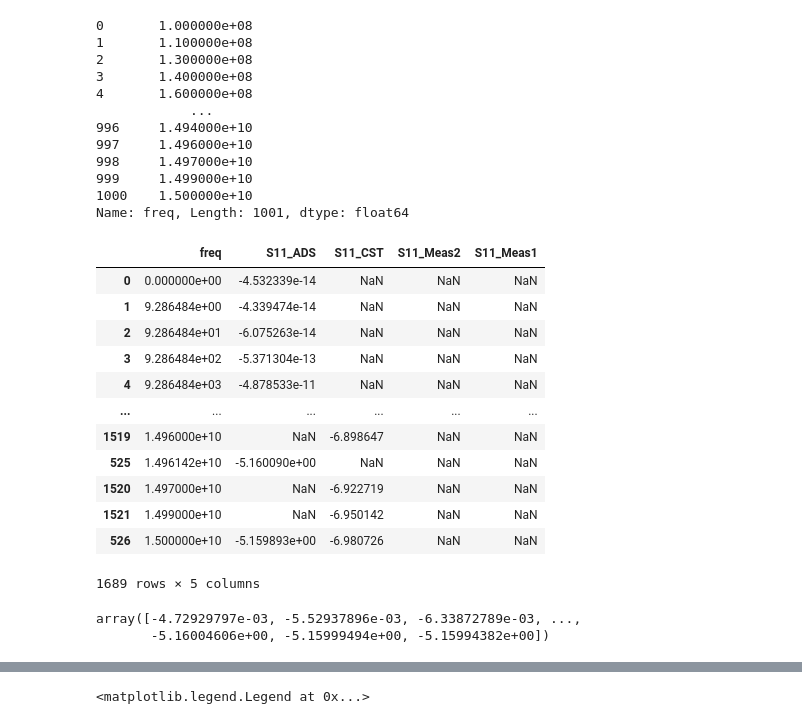
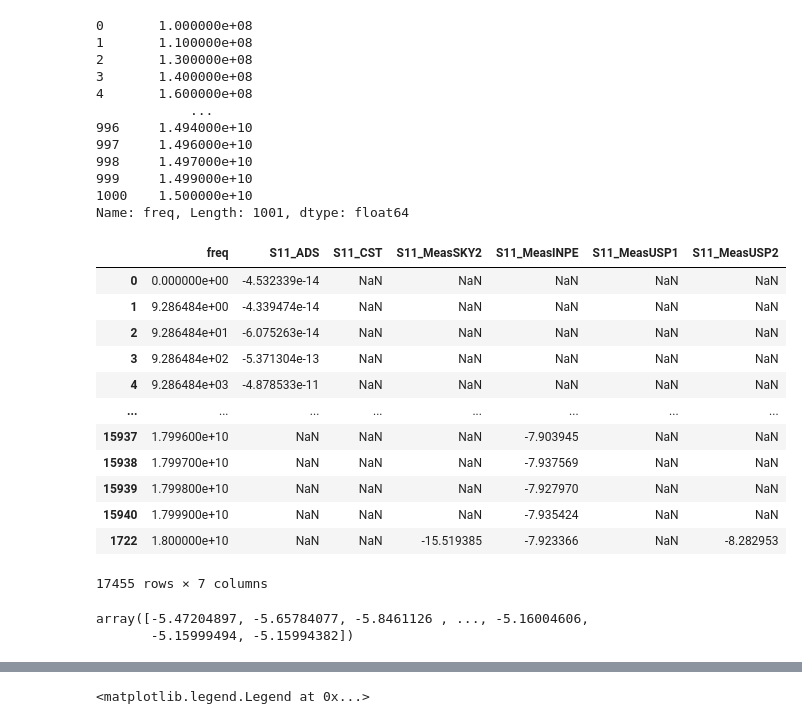
Before and after one commit to stefanorezende/S11_Analysis, a Jupyter notebook: 0_Koch_Bowtie_Simul_x_Medidas_plot.ipynb, the cells around one changed output, grey strips where cells are left out. Saved outputs shown, nothing was run; the diff lists cells and outputs as text; code cells hidden in the pictures.

```diff
--- a/Simul_x_Medidas_plot_v1.ipynb
+++ b/0_Koch_Bowtie_Simul_x_Medidas_plot.ipynb
@@ -33 +47,11 @@ S11_Meas2    float64
 dtype: object
+# %%
+df_medida3 = pd.read_excel('Simul X Medidas\Koch_Bowtie\Koch_Bowtie.xlsx', 'Koch_Bowtie_1_Medida_USP', decimal=',')
+df_medida3.dtypes
+df_medida3.rename(columns = {'Hz': 'freq', 'S':'S11_MeasUSP1'}, inplace = True)
+df_medida3 = df_medida3.drop(['R'], axis= 1)
+
+df_medida3['freq'] = df_medida3['freq'].astype(float)
+
+
+df_medida3.dtypes
@@ -33,0 +62,10 @@ dtype: object
+# %%
+df_medida4 = pd.read_excel('Simul X Medidas\Koch_Bowtie\Koch_Bowtie.xlsx', 'Koch_Bowtie_2_Medida_USP', decimal=',')
+df_medida4.dtypes
+df_medida4.rename(columns = {'Hz': 'freq', 'S':'S11_MeasUSP2'}, inplace = True)
+df_medida4 = df_medida4.drop(['R'], axis= 1)
+
+df_medida4['freq'] = df_medida4['freq'].astype(float)
+
+
+df_medida4.dtypes
@@ -34,5 +76,5 @@ dtype: object
 # %%
-df_ads = pd.read_excel('Simul X Medidas\Koch_Bowtie.xlsx', 'Koch_Bowtie_ADS', decimal=',')
+df_ads = pd.read_excel('Simul X Medidas\Koch_Bowtie\Koch_Bowtie.xlsx', 'Koch_Bowtie_ADS', decimal=',')
 df_ads.dtypes
 df_ads.rename(columns = {'Frequency / GHz':'freq', 'dB(S11_fitted)':'S11_ADS'}, inplace = True)
 
@@ -44,7 +86,7 @@ freq       float64
 S11_ADS    float64
 dtype: object
 # %%
-df_cst = pd.read_excel('Simul X Medidas\Koch_Bowtie.xlsx', 'S11 - Koch_simetric_CST', decimal=',')
+df_cst = pd.read_excel('Simul X Medidas\Koch_Bowtie\Koch_Bowtie.xlsx', 'S11 - Koch_simetric_CST', decimal=',')
 df_cst.dtypes
 df_cst.rename(columns = {'Frequency / GHz':'freq', 'S1,1/abs,dB':'S11_CST'}, inplace = True)
 
@@ -67,30 +109,32 @@ Name: freq, Length: 1001, dtype: float64
 # %%
 # df = pd.merge_ordered(df_cst, df_ads, on='freq')
 
 df1 = df_ads.merge(df_cst, how= 'outer', on='freq')
 df2 = df_medida2.merge(df_medida1, how= 'outer', on='freq')
+df3 = df_medida3.merge(df_medida4, how= 'outer', on='freq')
 df = df1.merge(df2, how= 'outer', on='freq')
+df = df.merge(df3, how= 'outer', on='freq')
 df.sort_values(by='freq', inplace=True)
 
-df= df.loc[df['freq']<=15e9]
+# df= df.loc[df['freq']<=15e9]
 
 df
 # %% [output]
-|  | freq | S11_ADS | S11_CST | S11_Meas2 | S11_Meas1 |
-| 0 | 0.000000e+00 | -4.532339e-14 | NaN | NaN | NaN |
-| 1 | 9.286484e+00 | -4.339474e-14 | NaN | NaN | NaN |
-| 2 | 9.286484e+01 | -6.075263e-14 | NaN | NaN | NaN |
-| 3 | 9.286484e+02 | -5.371304e-13 | NaN | NaN | NaN |
-| 4 | 9.286484e+03 | -4.878533e-11 | NaN | NaN | NaN |
-| ... | ... | ... | ... | ... | ... |
-| 1519 | 1.496000e+10 | NaN | -6.898647 | NaN | NaN |
-| 525 | 1.496142e+10 | -5.160090e+00 | NaN | NaN | NaN |
-| 1520 | 1.497000e+10 | NaN | -6.922719 | NaN | NaN |
-| 1521 | 1.499000e+10 | NaN | -6.950142 | NaN | NaN |
-| 526 | 1.500000e+10 | -5.159893e+00 | -6.980726 | NaN | NaN |
+|  | freq | S11_ADS | S11_CST | S11_MeasSKY2 | S11_MeasINPE | S11_MeasUSP1 | S11_MeasUSP2 |
+| 0 | 0.000000e+00 | -4.532339e-14 | NaN | NaN | NaN | NaN | NaN |
+| 1 | 9.286484e+00 | -4.339474e-14 | NaN | NaN | NaN | NaN | NaN |
+| 2 | 9.286484e+01 | -6.075263e-14 | NaN | NaN | NaN | NaN | NaN |
+| 3 | 9.286484e+02 | -5.371304e-13 | NaN | NaN | NaN | NaN | NaN |
+| 4 | 9.286484e+03 | -4.878533e-11 | NaN | NaN | NaN | NaN | NaN |
+| ... | ... | ... | ... | ... | ... | ... | ... |
+| 15937 | 1.799600e+10 | NaN | NaN | NaN | -7.903945 | NaN | NaN |
+| 15938 | 1.799700e+10 | NaN | NaN | NaN | -7.937569 | NaN | NaN |
+| 15939 | 1.799800e+10 | NaN | NaN | NaN | -7.927970 | NaN | NaN |
+| 15940 | 1.799900e+10 | NaN | NaN | NaN | -7.935424 | NaN | NaN |
+| 1722 | 1.800000e+10 | NaN | NaN | -15.519385 | -7.923366 | NaN | -8.282953 |
-1689 rows × 5 columns
+17455 rows × 7 columns
 # %%
-nfreq = np.arange(100E6, 15E9, 10E6) # % desejada
+nfreq = np.arange(3E9, 15E9, 10E6) # % desejada
 
 f= interpolate.interp1d(df_ads['freq'], df_ads['S11_ADS'])
 
@@ -98,8 +142,8 @@ y_ads = f(nfreq)
 
 y_ads
 # %% [output]
-array([-4.72929797e-03, -5.52937896e-03, -6.33872789e-03, ...,
-       -5.16004606e+00, -5.15999494e+00, -5.15994382e+00])
+array([-5.47204897, -5.65784077, -5.8461126 , ..., -5.16004606,
+       -5.15999494, -5.15994382])
 # %%
 f= interpolate.interp1d(df_cst['freq'], df_cst['S11_CST'])
 
```
Also changed, not shown: parts of 12 cells of this notebook, 59 other files.
